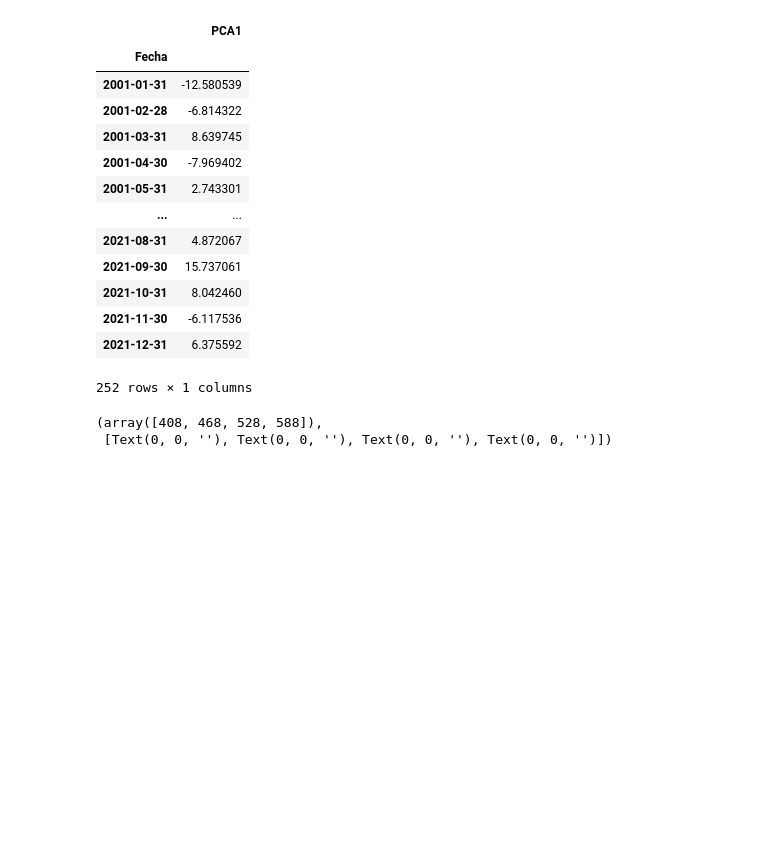
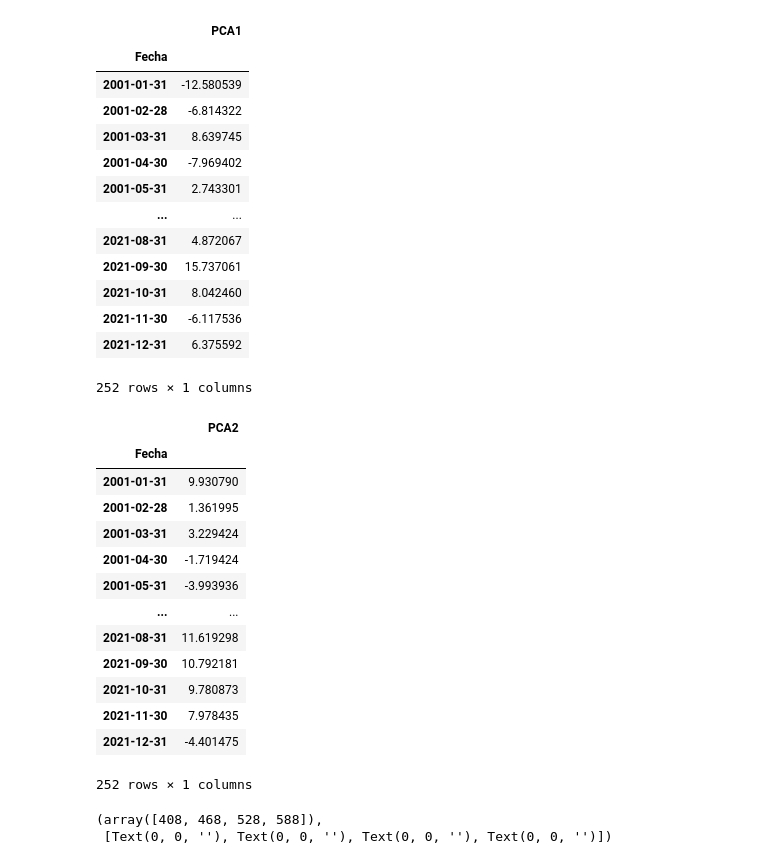
Before and after one commit to valizcanos/Sequ-aAgricola, a Jupyter notebook: EstadisticaD.ipynb, the cells around one changed output. Drawn from its saved outputs; the diff is of its cells as text; code cells hidden in the pictures; blank space fills up the shorter version.

```diff
--- a/EstadisticaD.ipynb
+++ b/EstadisticaD.ipynb
@@ -657,3 +659,21 @@ PCA1
 | 2021-11-30 | -6.117536 |
 | 2021-12-31 | 6.375592 |
 252 rows × 1 columns
+# %%
+PCA2 = pd.DataFrame(RawVHI_multiindex_PCA[:,1],columns=["PCA2"], index=PromMeses.index)
+PCA2
+# %% [output]
+|  | PCA2 |
+| Fecha |  |
+| 2001-01-31 | 9.930790 |
+| 2001-02-28 | 1.361995 |
+| 2001-03-31 | 3.229424 |
+| 2001-04-30 | -1.719424 |
+| 2001-05-31 | -3.993936 |
+| ... | ... |
+| 2021-08-31 | 11.619298 |
+| 2021-09-30 | 10.792181 |
+| 2021-10-31 | 9.780873 |
+| 2021-11-30 | 7.978435 |
+| 2021-12-31 | -4.401475 |
+252 rows × 1 columns
```
Also changed, not shown: parts of 8 cells of this notebook, 1 other file.
